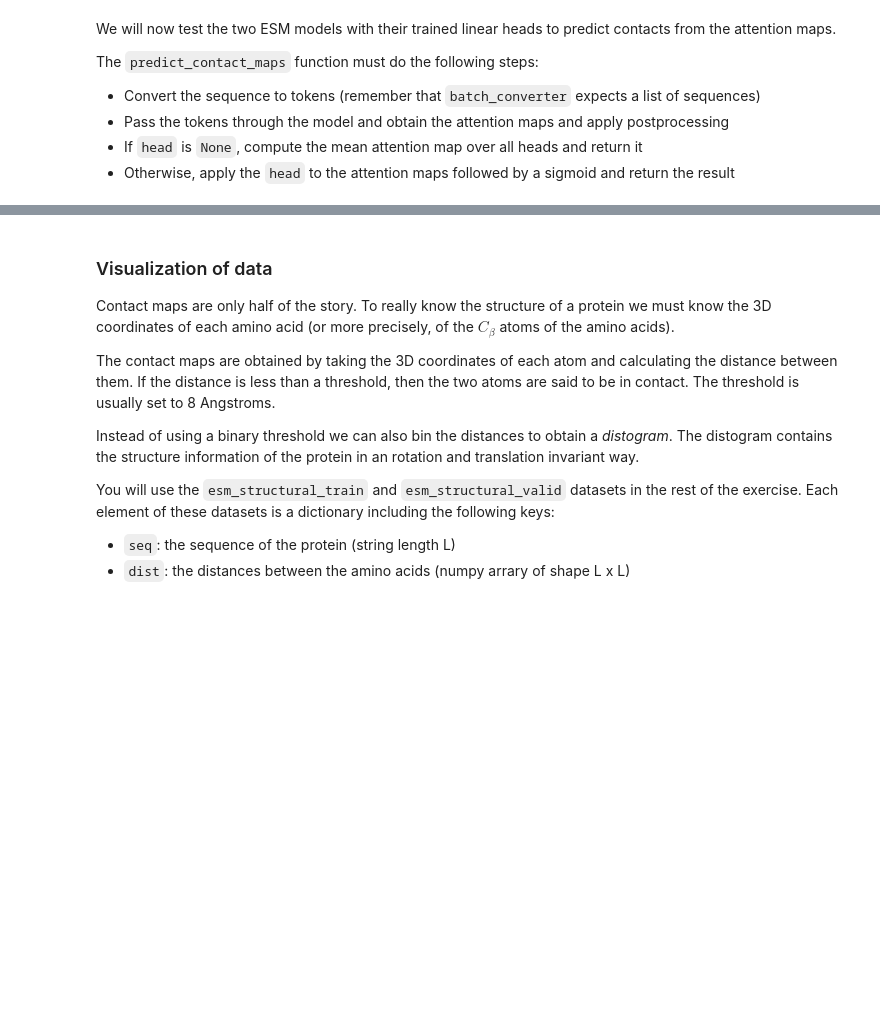
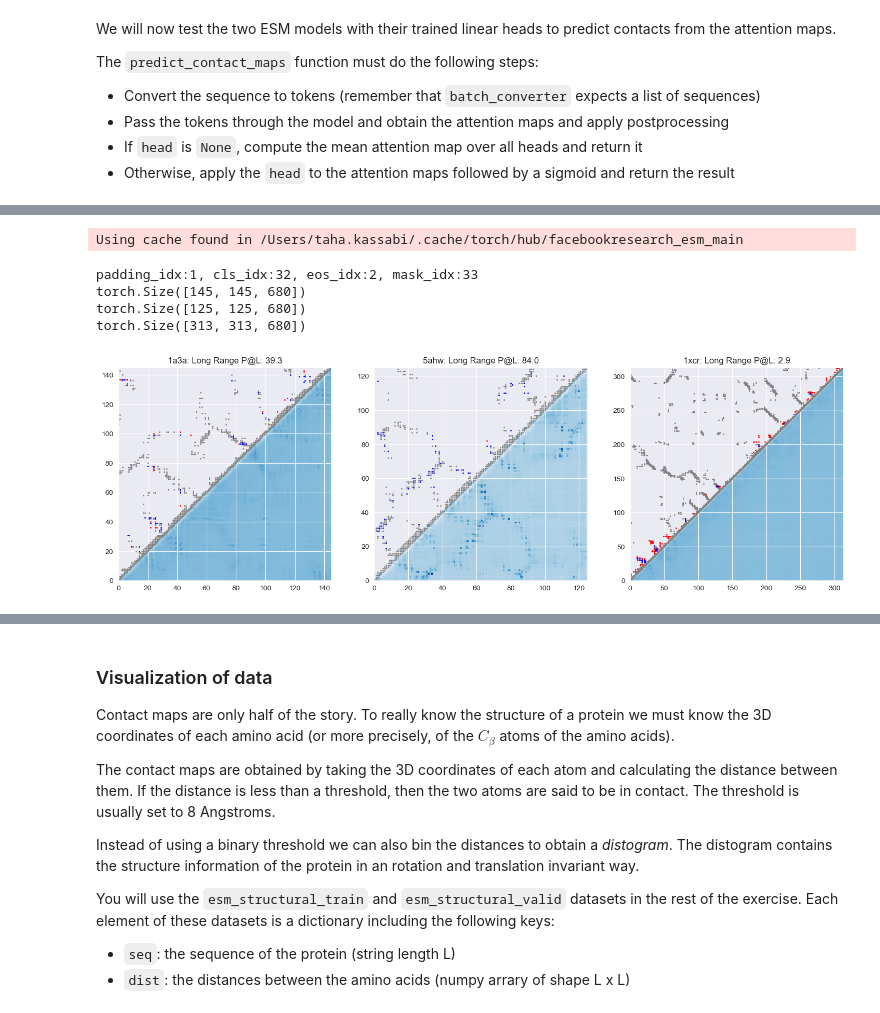
Before and after one commit to dpkass/HHU-Master-Representation-Learning, a Jupyter notebook: assignment_08/proteins.ipynb, the cells around one changed output, grey strips where cells are left out. Saved outputs shown, nothing was run; the diff lists cells and outputs as text; code cells hidden in the pictures; blank space fills up the shorter version.

```diff
--- a/assignment_08/proteins.ipynb
+++ b/assignment_08/proteins.ipynb
@@ -247,0 +338,13 @@ display(results1)
+# %%
+# esm 1
+model, alphabet, batch_converter, head = get_model(name="esm1_t34_670M_UR50S")
+print(f"padding_idx:{model.padding_idx}, cls_idx:{model.cls_idx}, eos_idx:{model.eos_idx}, mask_idx:{model.mask_idx}")
+results1 = predict_unsup_maps(model, alphabet, batch_converter, sequences, device=DEVICE, head=head)
+results1
+# %% [output]
+Using cache found in /Users/taha.kassabi/.cache/torch/hub/facebookresearch_esm_main
+padding_idx:1, cls_idx:32, eos_idx:2, mask_idx:33
+torch.Size([145, 145, 680])
+torch.Size([125, 125, 680])
+torch.Size([313, 313, 680])
+[figure, added]
```
Also changed, not shown: parts of 20 cells of this notebook, 2 other files.
